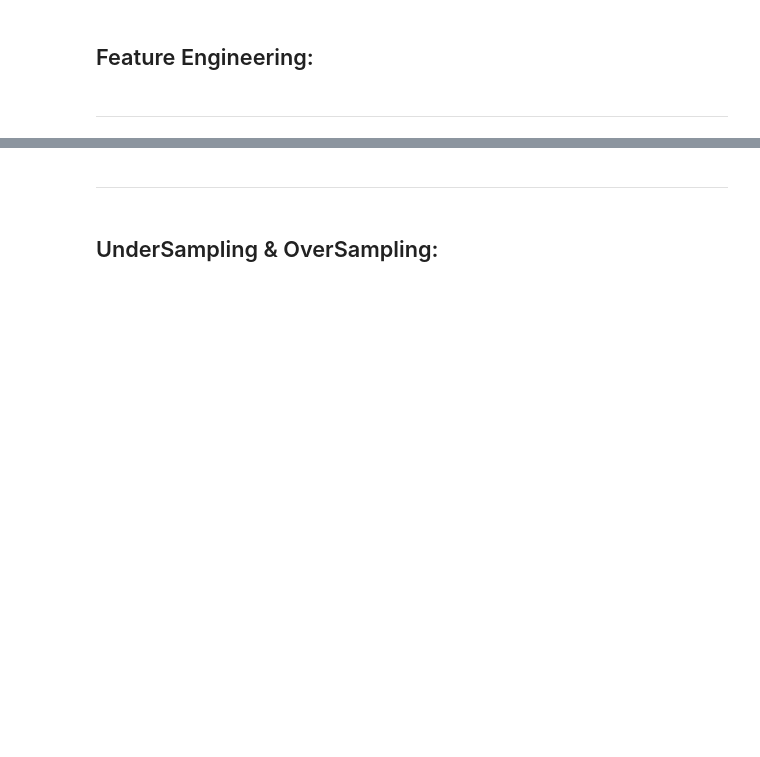
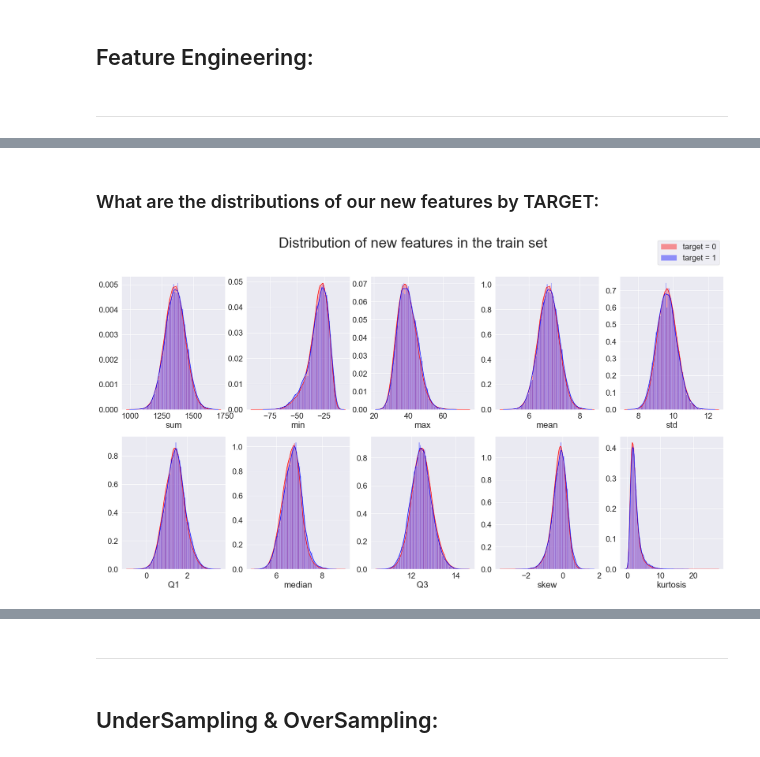
Before and after one commit to Doc1Ft/santander-customer-transaction-prediction, a Jupyter notebook: notebooks/Mike_Notebooks/Final_Notebook_Draft.ipynb, the cells around one changed output, grey strips where cells are left out. Saved outputs shown, nothing was run; the diff lists cells and outputs as text; code cells hidden in the pictures; blank space fills up the shorter version.

```diff
--- a/notebooks/Mike_Notebooks/Final_Notebook_Draft.ipynb
+++ b/notebooks/Mike_Notebooks/Final_Notebook_Draft.ipynb
@@ -649,0 +691,39 @@ plt.legend(); plt.show()
+# %% [markdown]
+### What are the distributions of our new features by TARGET:
+# %%
+# define 0 target and 1 target values
+train_data_target_0 = train_data.loc[train_data['target'] == 0]
+train_data_target_1 = train_data.loc[train_data['target'] == 1]
+
+fig, axes = plt.subplots(2, 5, figsize=(30,15))
+fig.suptitle("Distribution of new features in the train set", fontsize=40)
+
+for idx in range(0,10):
+
+    if idx < 5:
+        N=0; M=idx
+    else:
+        N=1; M=idx-5
+
+    sns.distplot(
+        train_data_target_0.iloc[:,202+idx],
+        color="red",
+        kde=True,
+        bins=80,
+        label='target = 0',
+        ax = axes[N][M]
+    )
+    sns.distplot(
+        train_data_target_1.iloc[:,202+idx],
+        color="blue",
+        kde=True,
+        bins=80,
+        label='target = 1',
+        ax = axes[N][M]
+    )
+
+
+axes[0][4].legend(loc="upper right", bbox_to_anchor=(1,1.3))
+plt.show()
+# %% [output]
+[figure, added]
```
Also changed, not shown: parts of 35 cells of this notebook, 1 other file.
